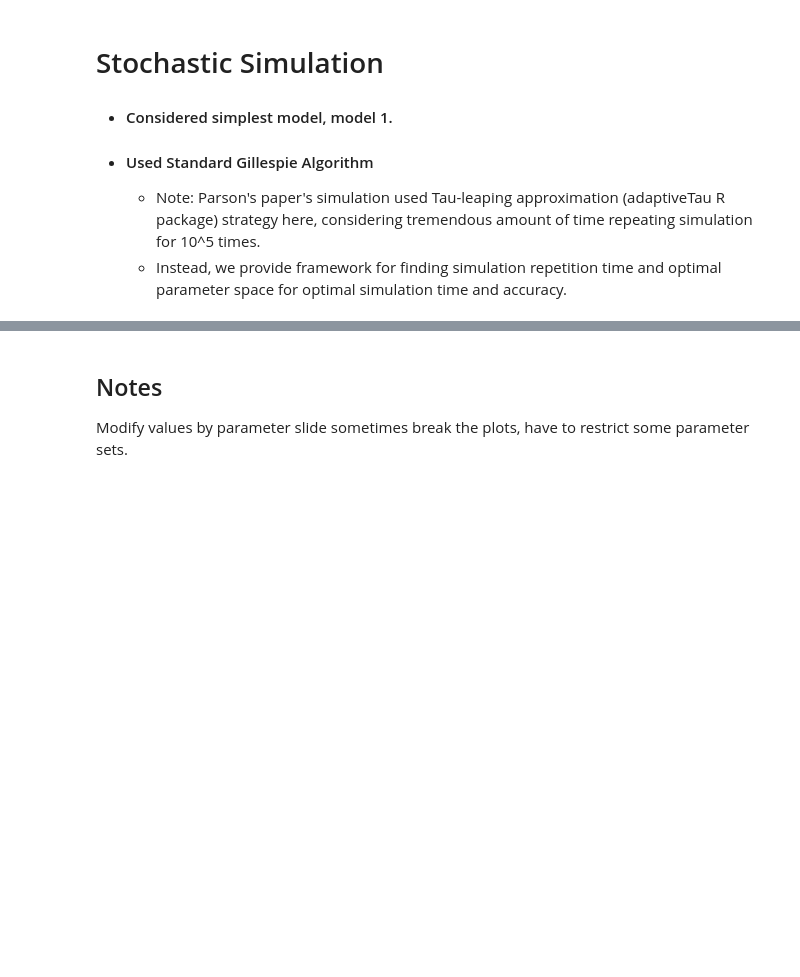
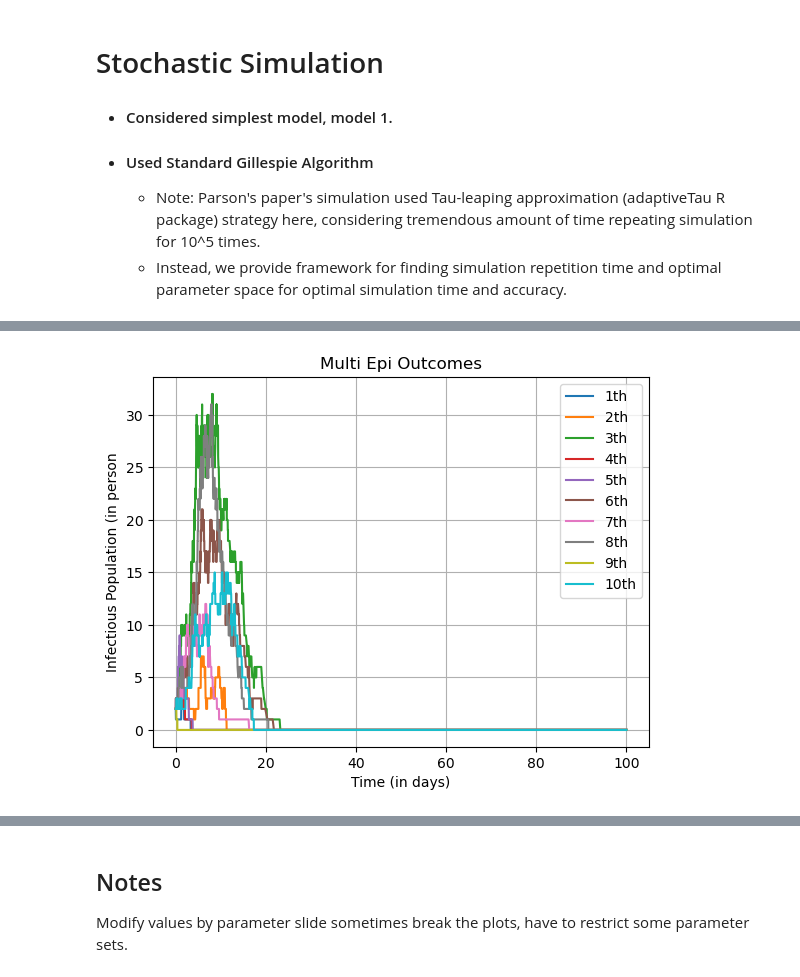
Before and after one commit to mdsnpr/Epidemiology-Summer2025-, a Jupyter notebook: Codes/Simulation of Different Type of SIR Models with Vaccination.ipynb, the cells around one changed output, grey strips where cells are left out. Saved outputs shown, nothing was run; the diff lists cells and outputs as text; code cells hidden in the pictures; blank space fills up the shorter version.

```diff
--- a/Codes/Simulation of Different Type of SIR Models with Vaccination.ipynb
+++ b/Codes/Simulation of Different Type of SIR Models with Vaccination.ipynb
@@ -355,0 +454,4 @@ plot_stochastic_epioutcomes(1, 0.5, 0.1)
+# %%
+plot_stochastic_epioutcomes(1, 0.5, 0.1, nsim = 10, seed_adj =30)
+# %% [output]
+[figure, added]
```
Also changed, not shown: parts of 8 cells of this notebook, 1 other file.
